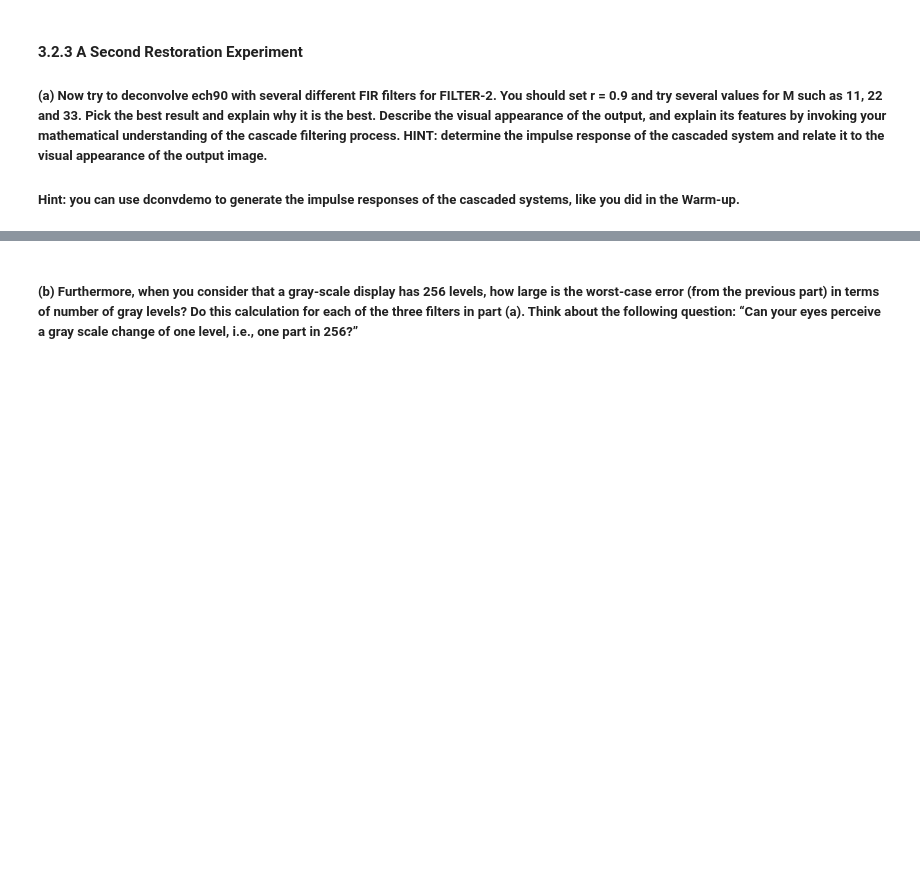
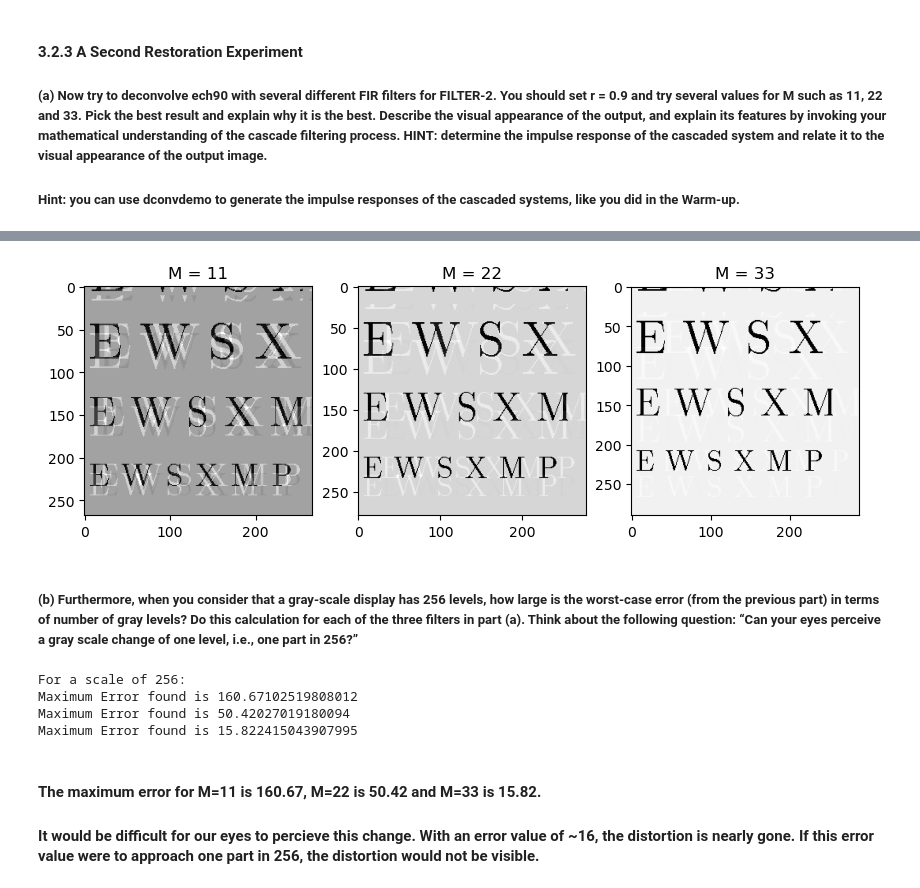
Before and after one commit to GrantBrown1994/DSP_Project, a Jupyter notebook: Lab9.ipynb, the cells around one changed output, grey strips where cells are left out. Cells and saved outputs as stored; diff of their text form; code cells hidden in the pictures; blank space fills up the shorter version.

```diff
--- a/Lab9.ipynb
+++ b/Lab9.ipynb
@@ -215,2 +261,70 @@ IndexError: index 225 is out of bounds for axis 0 with size 225
+# %%
+q = 0.9
+r = 0.9
+M0 = 11
+M1 = 22
+M2 = 33
+n = np.arange(M)
+n0 = np.arange(M0)
+n1 = np.arange(M1)
+n2 = np.arange(M2)
+h1_n = np.array([1, -q])
+h2_n0 = r **n0
+h2_n1 = r **n1
+h2_n2 = r **n2
+
+echart = loadmat('SamplingConvFiltering/echart.mat')["echart"]
+
+# normalize so image max is 1
+echart = 1 - (echart / 255)
+
+fig, (ax1, ax2, ax3) = plt.subplots(1, 3, figsize=(10, 6))
+
+ech90 = filter_2d(echart, h1_n)
+
+ech90_decv0 = filter_2d(ech90, h2_n0)
+ax1.imshow(ech90_decv0, cmap='binary')
+ax1.set_title("M = 11")
+ax1.grid(False)
+
+ech90_decv1 = filter_2d(ech90, h2_n1)
+ax2.imshow(ech90_decv1, cmap='binary')
+ax2.set_title("M = 22")
+ax2.grid(False)
+
+ech90_decv2 = filter_2d(ech90, h2_n2)
+ax3.imshow(ech90_decv2, cmap='binary')
+ax3.set_title("M = 33")
+ax3.grid(False)
+
+plt.show()
+# %% [output]
+[figure, added]
 # %% [markdown]
 ##### (b) Furthermore, when you consider that a gray-scale display has 256 levels, how large is the worst-case error (from the previous part) in terms of number of gray levels? Do this calculation for each of the three filters in part (a). Think about the following question: “Can your eyes perceive a gray scale change of one level, i.e., one part in 256?”
+# %%
+ech90_decnewshp0 = ech90_decv0[0:-M0,0:-M0]
+ech90_decnewshp1 = ech90_decv1[0:-M1,0:-M1]
+ech90_decnewshp2 = ech90_decv2[0:-M2,0:-M2]
+
+
+im_error1 = np.abs(ech90_decnewshp0 - echart)
+im_error2 = np.abs(ech90_decnewshp1 - echart)
+im_error3 = np.abs(ech90_decnewshp2 - echart)
+
+max_error1 = np.max(im_error1)
+max_error2 = np.max(im_error2)
+max_error3 = np.max(im_error3)
+
+print("For a scale of 256:")
+print(f"Maximum Error found is {256*max_error1}")
+print(f"Maximum Error found is {256*max_error2}")
+print(f"Maximum Error found is {256*max_error3}")
+# %% [output]
+For a scale of 256:
+Maximum Error found is 160.67102519808012
+Maximum Error found is 50.42027019180094
+Maximum Error found is 15.822415043907995
+# %% [markdown]
+#### The maximum error for M=11 is 160.67, M=22 is 50.42 and M=33 is 15.82.
+#### It would be difficult for our eyes to percieve this change. With an error value of ~16, the distortion is nearly gone. If this error value were to approach one part in 256, the distortion would not be visible.
```
Also changed, not shown: parts of 19 cells of this notebook, 1 other file.
